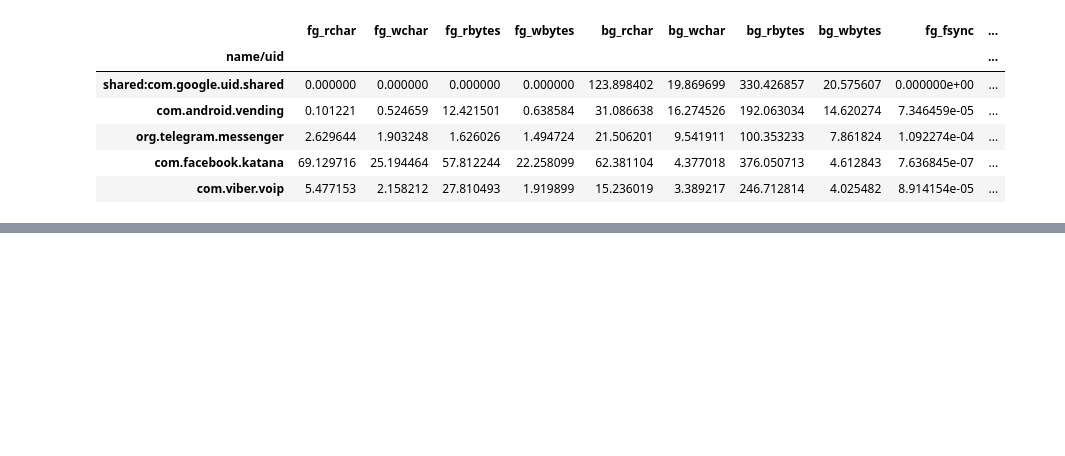
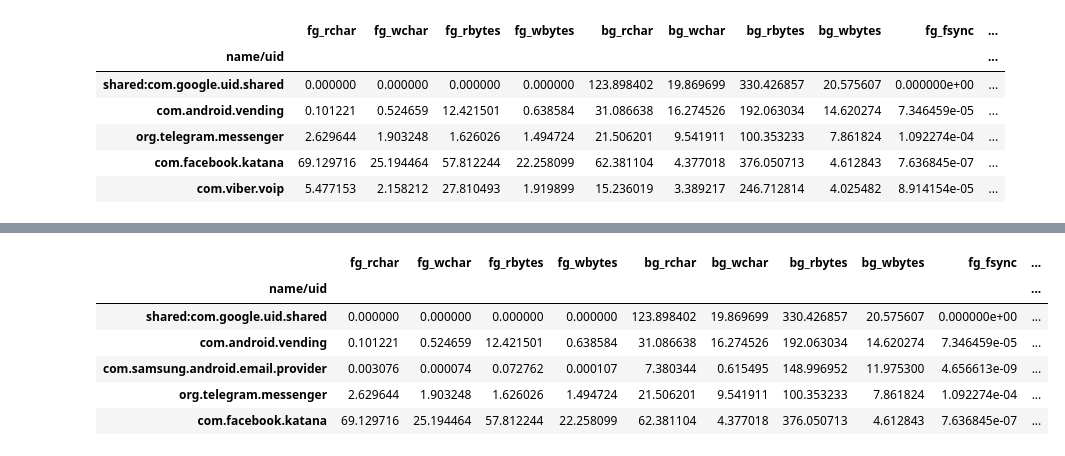
Before and after one commit to Binse-Park/Parser-android-s-dumpstate, a Jupyter notebook: log_parser.ipynb, the cells around one changed output, grey strips where cells are left out. Drawn from its saved outputs; the diff is of its cells as text; code cells hidden in the pictures; blank space fills up the shorter version.

```diff
--- a/log_parser.ipynb
+++ b/log_parser.ipynb
@@ -2315,3 +2315,14 @@ if len(lines) > 0 :
 | com.viber.voip | 5.477153 | 2.158212 | 27.810493 | 1.919899 | 15.236019 | 3.389217 | 246.712814 | 4.025482 | 8.914154e-05 | ... |
 | com.instagram.android | 6.671536 | 4.354301 | 26.082642 | 4.163391 | 14.338646 | 1.131307 | 215.673340 | 1.361187 | 0.000000e+00 | ... |
 | com.google.android.googlequicksea... | 0.187081 | 0.089815 | 4.134987 | 0.160374 | 7.499496 | 1.643390 | 210.102814 | 1.768665 | 1.728535e-06 | ... |
+# %%
+if len(lines) > 0 :
+    display(io_df_GB.sort_values(by=['bg_wbytes'], ascending=False).head())
+# %% [output]
+|  | fg_rchar | fg_wchar | fg_rbytes | fg_wbytes | bg_rchar | bg_wchar | bg_rbytes | bg_wbytes | fg_fsync | ... |
+| name/uid |  |  |  |  |  |  |  |  |  | ... |
+| shared:com.google.uid.shared | 0.000000 | 0.000000 | 0.000000 | 0.000000 | 123.898402 | 19.869699 | 330.426857 | 20.575607 | 0.000000e+00 | ... |
+| com.android.vending | 0.101221 | 0.524659 | 12.421501 | 0.638584 | 31.086638 | 16.274526 | 192.063034 | 14.620274 | 7.346459e-05 | ... |
+| com.samsung.android.email.provider | 0.003076 | 0.000074 | 0.072762 | 0.000107 | 7.380344 | 0.615495 | 148.996952 | 11.975300 | 4.656613e-09 | ... |
+| org.telegram.messenger | 2.629644 | 1.903248 | 1.626026 | 1.494724 | 21.506201 | 9.541911 | 100.353233 | 7.861824 | 1.092274e-04 | ... |
+| com.facebook.katana | 69.129716 | 25.194464 | 57.812244 | 22.258099 | 62.381104 | 4.377018 | 376.050713 | 4.612843 | 7.636845e-07 | ... |
```
